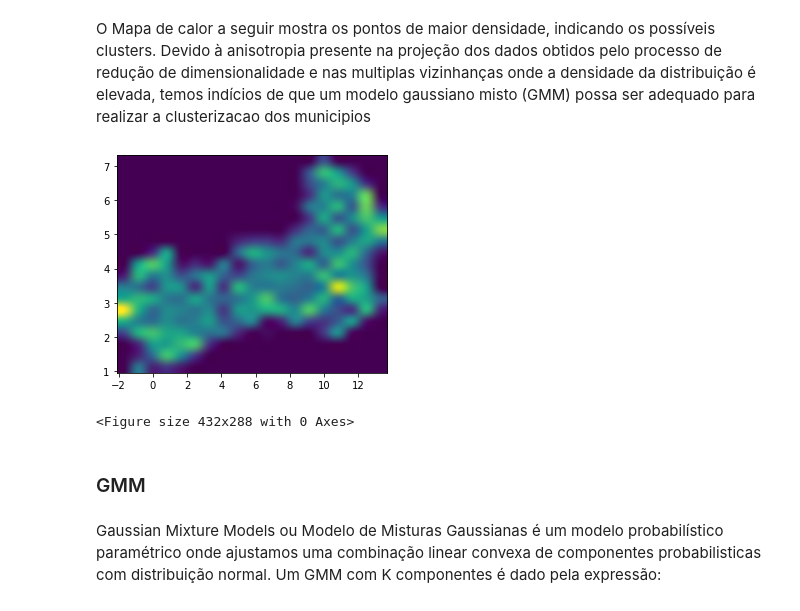
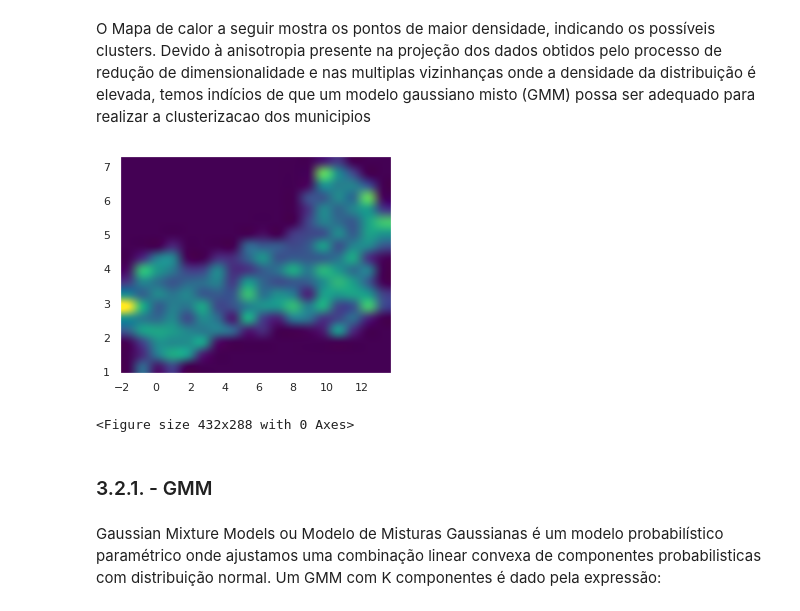
Before and after one commit to Jailsonrs/Poneglyph, a Jupyter notebook: UMAP-GMM.ipynb, the cells around one changed output. Cells and saved outputs as stored; diff of their text form; code cells hidden in the pictures.

```diff
--- a/UMAP-GMM.ipynb
+++ b/UMAP-GMM.ipynb
@@ -202,18 +177,18 @@ embedding
 O Mapa de calor a seguir mostra os pontos de maior densidade, indicando os possíveis clusters.
 Devido à anisotropia presente na projeção dos dados obtidos pelo processo de redução de dimensionalidade e nas multiplas vizinhanças onde a densidade da distribuição é elevada, temos indícios de que um modelo gaussiano misto (GMM) possa ser adequado para realizar a clusterizacao dos municipios
 # %%
-heatmap, xedges, yedges = np.histogram2d(embedding['emb0'], embedding['emb1'], bins=19)
+heatmap, xedges, yedges = np.histogram2d(embedding['emb0'], embedding['emb1'], bins=18)
 
 extent = [xedges[0], xedges[-1], yedges[0], yedges[-1]]
 plt.grid(False)
 plt.imshow(heatmap.T, extent=extent, origin='lower',cmap="viridis",aspect=2, interpolation="catrom",interpolation_stage="rgba")
 plt.show()
 plt.clf()
 # %% [output]
-[figure, old version]
+[figure, new version]
 <Figure size 432x288 with 0 Axes>
 # %% [markdown]
-### GMM
+### 3.2.1. - GMM
 # %% [markdown]
 Gaussian Mixture Models ou Modelo de Misturas Gaussianas é um modelo probabilístico paramétrico onde ajustamos uma combinação linear convexa de componentes probabilisticas com distribuição normal.
 Um GMM com K componentes é dado pela expressão:
```
Also changed, not shown: parts of 13 cells of this notebook.
